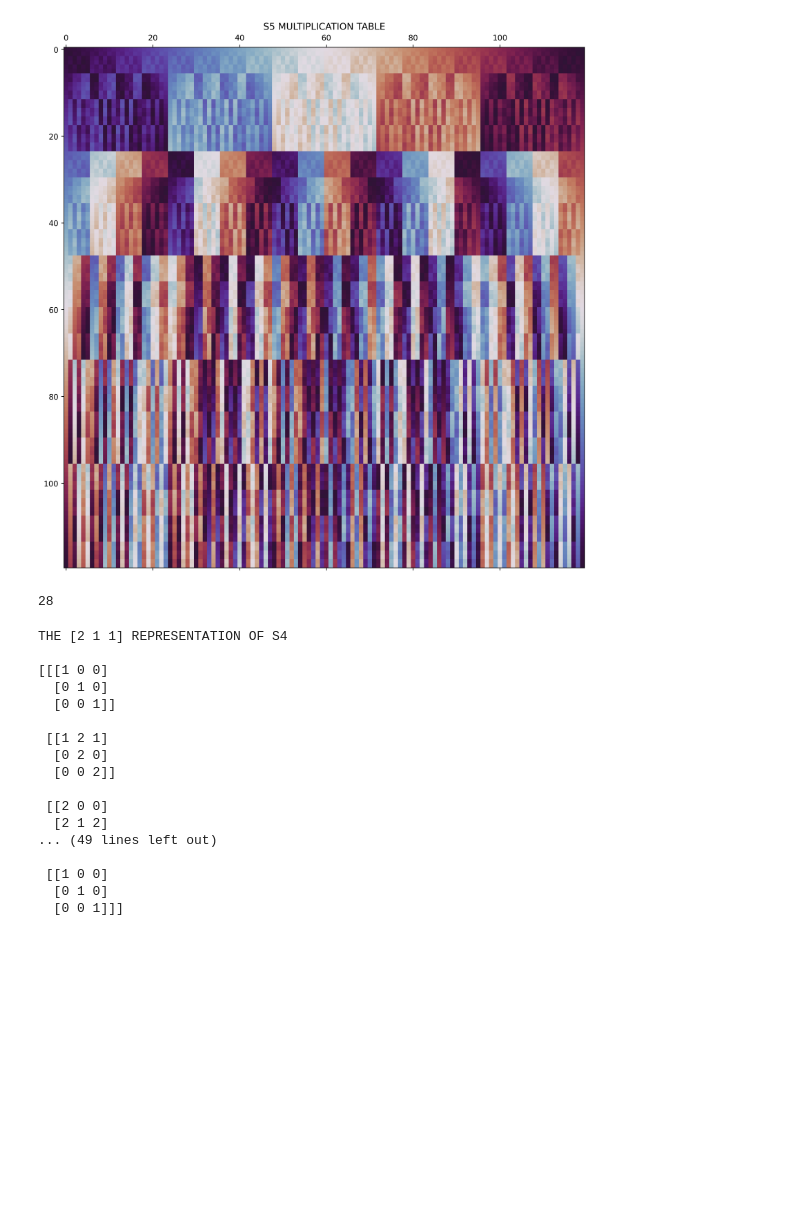
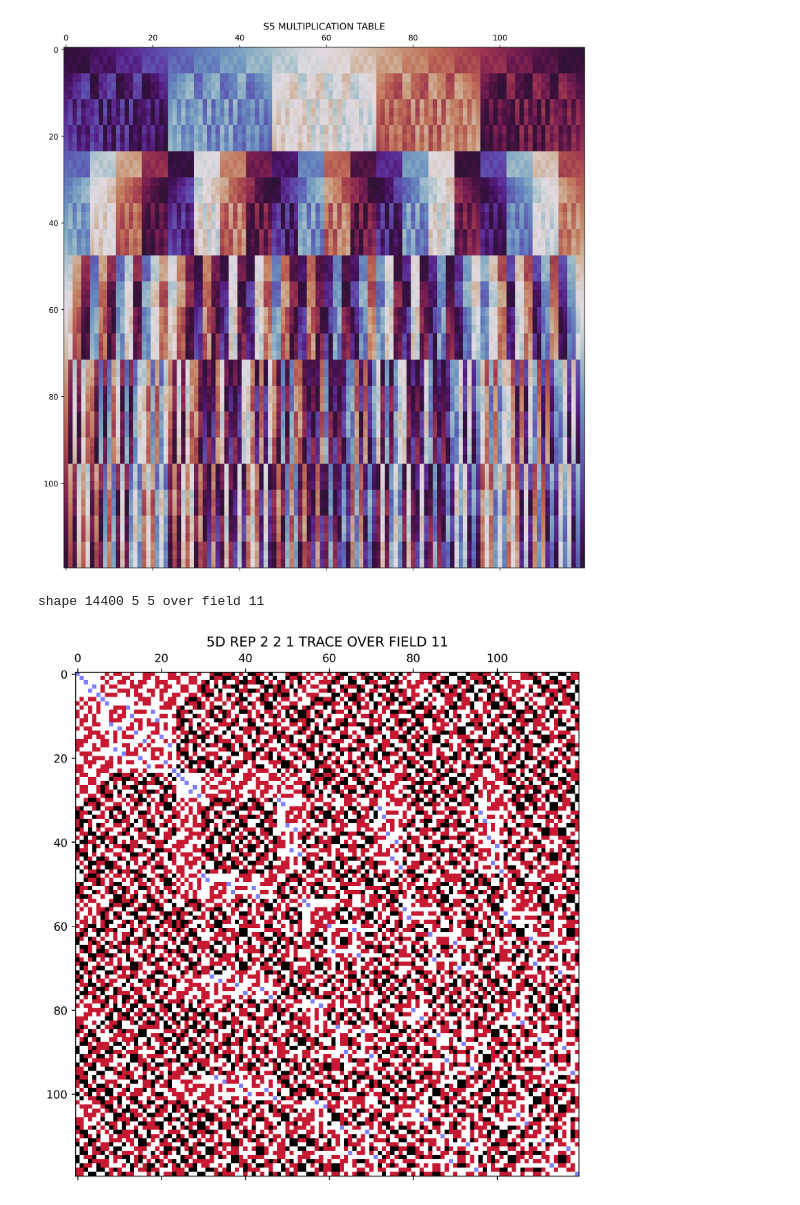
Before and after one commit to michaelontiveros/poppy, a Jupyter notebook: sym.ipynb, the cells around one changed output. Saved outputs shown, nothing was run; the diff lists cells and outputs as text; code cells hidden in the pictures; blank space fills up the shorter version.

Commit message:
Plot symmetric group representations.

```diff
--- a/sym.ipynb
+++ b/sym.ipynb
@@ -35,33 +72,23 @@ poppy.plot(TABLE, title = TITLE, size = 12)
 # %% [output]
 [figure]
-# %%
-prts = [[2],[1,1],[3],[2,1],[1,1,1],[4],[3,1],[2,2],[2,1,1],[1,1,1,1],[5],[4,1],[3,2],[3,1,1],[2,2,1],[2,1,1,1],[1,1,1,1,1],[6],[5,1],[4,2],[4,1,1],[3,3],[3,2,1],[3,1,1,1],[2,2,2],[2,2,1,1],[2,1,1,1,1],[1,1,1,1,1,1]]
-
-len(prts)
-# %% [output]
-28
-# %%
-f = poppy.field(3,2)
-
-for p in prts[8:9]:
-  prt = jax.numpy.array(p, dtype = jax.numpy.int8)
-  rep = poppy.symrep(prt,f)
-  print(f'\nTHE {prt} REPRESENTATION OF S{prt.sum().item()}\n\n{rep.proj().squeeze()}\n\n')
-# %% [output]
-THE [2 1 1] REPRESENTATION OF S4
-
-[[[1 0 0]
-  [0 1 0]
-  [0 0 1]]
-
- [[1 2 1]
-  [0 2 0]
-  [0 0 2]]
-
- [[2 0 0]
-  [2 1 2]
-... (49 lines left out)
-
- [[1 0 0]
-  [0 1 0]
-  [0 0 1]]]
+# %%
+f = poppy.field(11,1)
+prt = jax.numpy.array([2,2,1], dtype = jax.numpy.int8)
+dim = poppy.prt2dim(prt)
+n = poppy.prt2int(prt)
+N = poppy.factorial(n)
+
+rep = poppy.symrep(prt,f)
+reptbl = poppy.symreptbl(rep,n)
+reptbl
+# %% [output]
+shape 14400 5 5 over field 11
+# %%
+TABLE = reptbl.trace().reshape((1,N,N))
+TITLE = f'{dim}D REP {jax.numpy.array_str(prt)[1:-1]} TRACE OVER FIELD {f.q}'
+size = 8
+cmap = 'gist_stern'
+
+TABLE.plot(title = TITLE, size = size, cmap = cmap)
+# %% [output]
+[figure, added]
```
Also changed, not shown: parts of 5 cells of this notebook, 3 other files.
